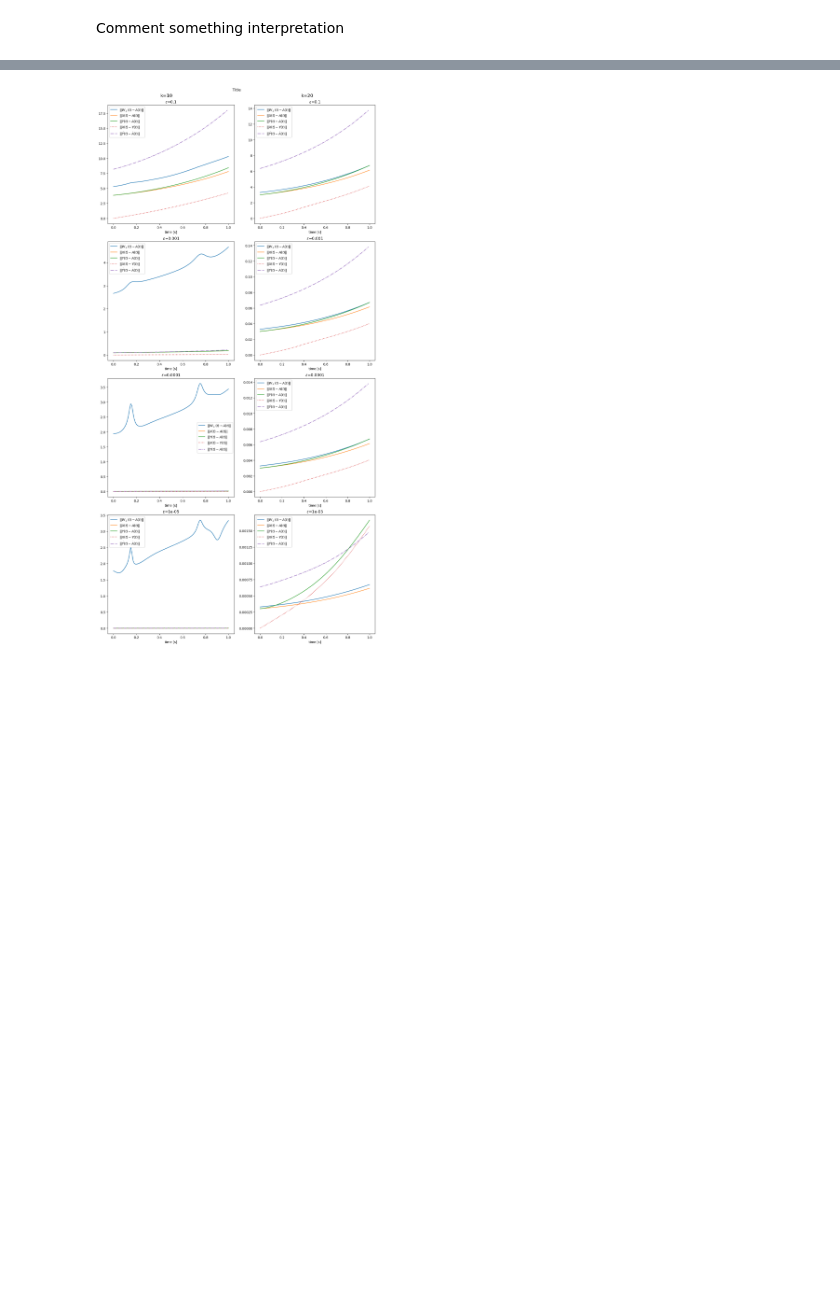
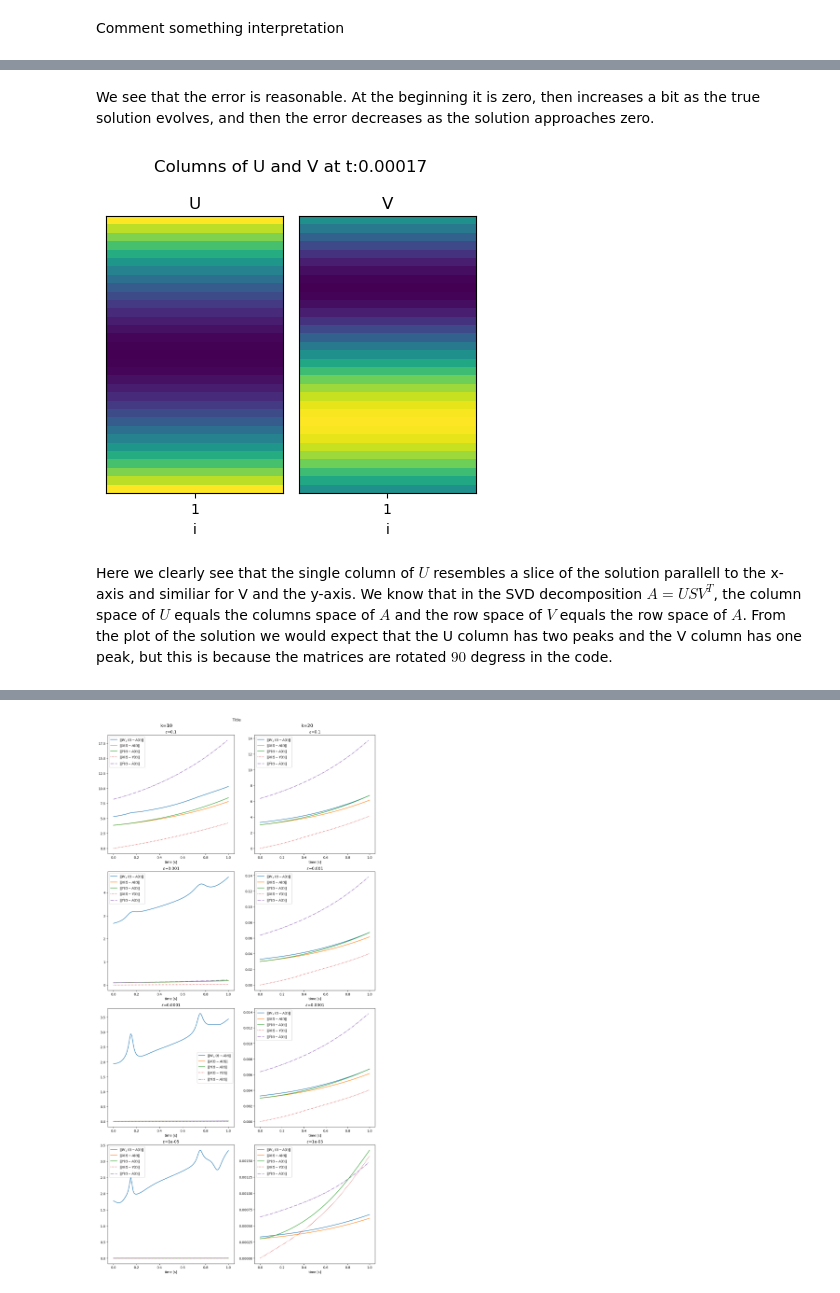
Before and after one commit to KristianHolme/NumLinAlg-project-2, a Jupyter notebook: Project2.ipynb, the cells around one changed output, grey strips where cells are left out. Cells and saved outputs as stored; diff of their text form; code cells hidden in the pictures; blank space fills up the shorter version.

```diff
--- a/Project2.ipynb
+++ b/Project2.ipynb
@@ -20,0 +67,10 @@ Comment something interpretation
+# %% [markdown]
+We see that the error is reasonable. At the beginning it is zero, then increases a bit as the true solution evolves, and then the error decreases as the solution approaches zero.
+# %%
+Ulist[1].shape
+index = 10
+plotCols(Ulist[index], Vlist[index], timesteps[index], res=2)
+# %% [output]
+[figure, added]
+# %% [markdown]
+Here we clearly see that the single column of $U$ resembles a slice of the solution parallell to the x-axis and similiar for V and the y-axis. We know that in the SVD decomposition $A = USV^T$, the column space of $U$ equals the columns space of $A$ and the row space of $V$ equals the row space of $A$. From the plot of the solution we would expect that the U column has two peaks and the V column has one peak, but this is because the matrices are rotated $90$ degress in the code.
```
Also changed, not shown: parts of 11 cells of this notebook, 4 other files.
